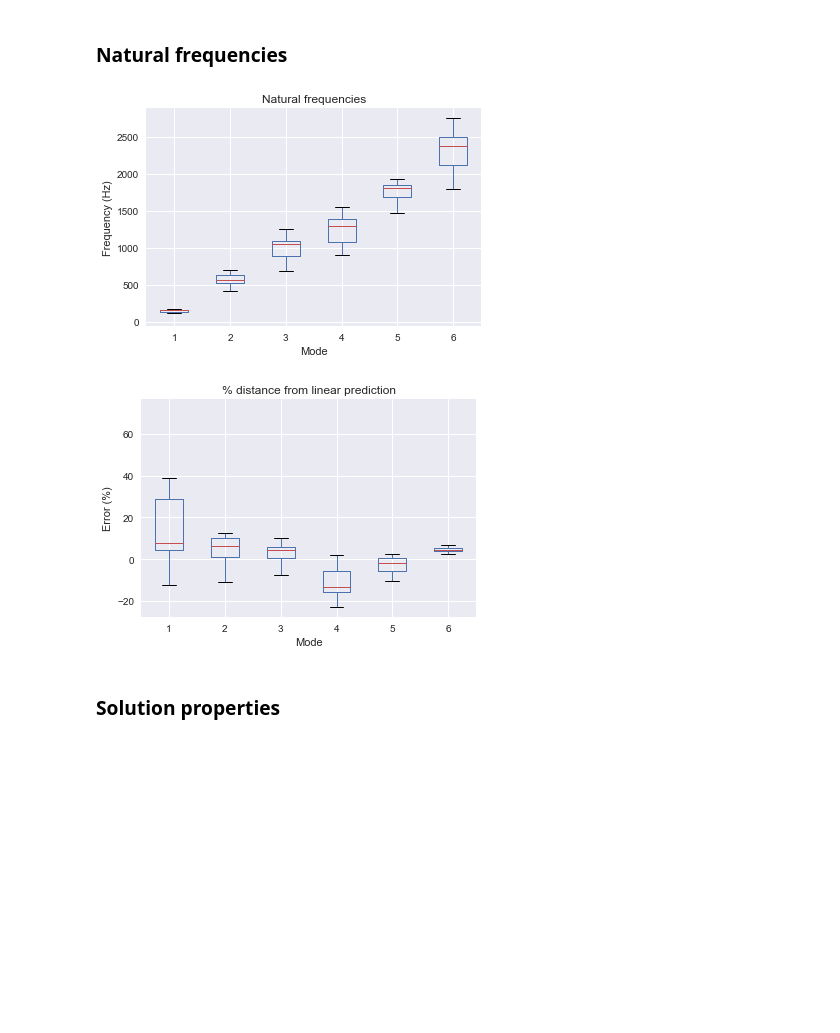
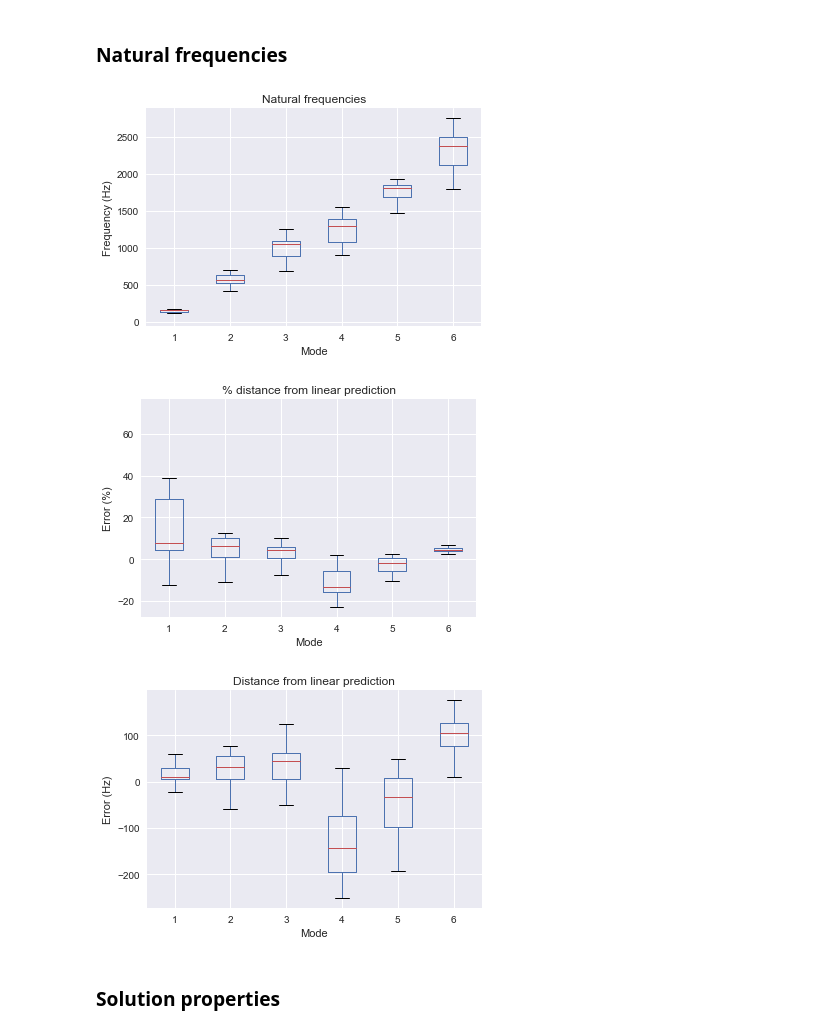
Before and after one commit to byi649/Design-Automation-Optimisation-for-Multi-Material-3D-Printing, a Jupyter notebook: Results/2018-05-02/Statistical analysis - uniform.ipynb, the cells around one changed output. Saved outputs shown, nothing was run; the diff lists cells and outputs as text; code cells hidden in the pictures; blank space fills up the shorter version.

Commit message:
Small update to visualisation

```diff
--- a/Results/2018-05-02/Statistical analysis - uniform.ipynb
+++ b/Results/2018-05-02/Statistical analysis - uniform.ipynb
@@ -43,24 +43,36 @@ data.describe()
 # %%
 freq = data.drop(['intercept', 'slope', 'r-squared'], axis=1)
 freq.boxplot()
 plt.title("Natural frequencies")
 plt.xlabel("Mode")
 plt.ylabel("Frequency (Hz)")
 plt.show()
 
 error = data.drop(['r-squared'], axis=1)
 error.columns = error.columns.astype(str)
 for i in range(6):
     error[str(i+1)] = (error[str(i+1)] - ((i+1) * error['slope'] + error['intercept'])) / error[str(i+1)] * 100
 error.drop(['intercept', 'slope'], axis=1, inplace=True)
 error.boxplot()
 plt.title("% distance from linear prediction")
 plt.xlabel("Mode")
 plt.ylabel("Error (%)")
 plt.show()
+
+error = data.drop(['r-squared'], axis=1)
+error.columns = error.columns.astype(str)
+for i in range(6):
+    error[str(i+1)] = (error[str(i+1)] - ((i+1) * error['slope'] + error['intercept']))
+error.drop(['intercept', 'slope'], axis=1, inplace=True)
+error.boxplot()
+plt.title("Distance from linear prediction")
+plt.xlabel("Mode")
+plt.ylabel("Error (Hz)")
+plt.show()
 # %% [output]
 [figure]
 [figure]
+[figure, added]
 # %% [markdown]
 ### Solution properties
 # %%
```
